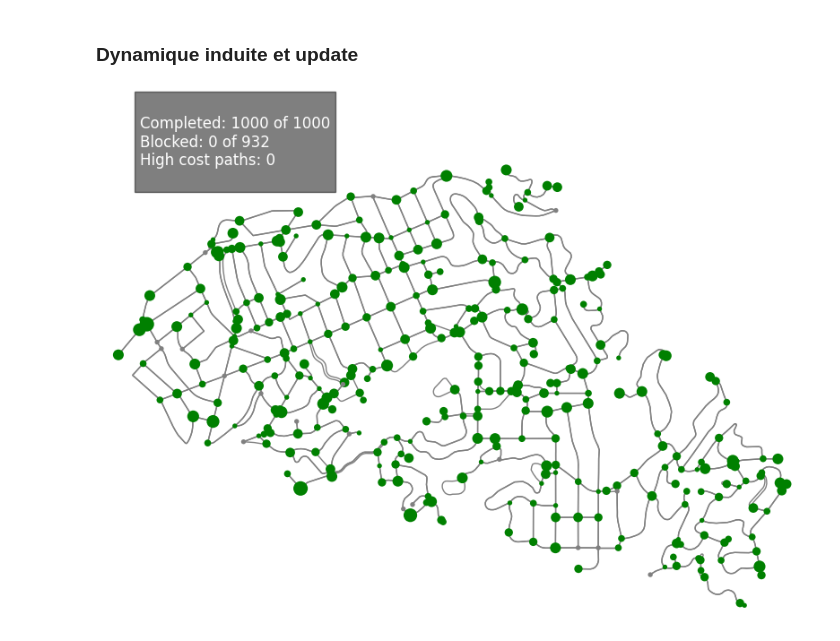
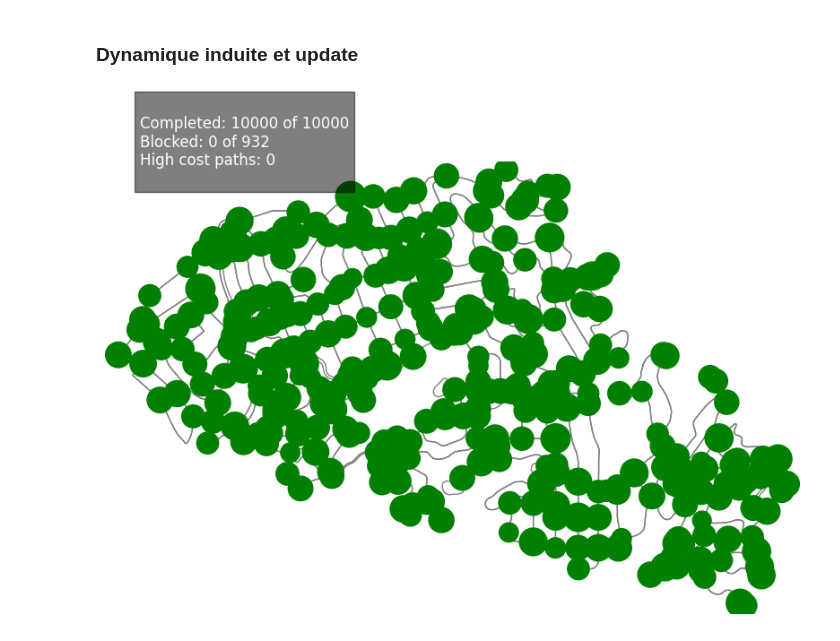
Before and after one commit to lucas-lacampagne/sim, a Jupyter notebook: notebooks/test_car.ipynb, the cells around one changed output. Cells and saved outputs as stored; diff of their text form; code cells hidden in the pictures.

```diff
--- a/notebooks/test_car.ipynb
+++ b/notebooks/test_car.ipynb
@@ -222,22 +222,25 @@ class Car_fleet:
             self.total_cost = []
             to_calculate = self.get_paths_to_calculate(self.paths, self.edges_state)
             for k, car in enumerate(self.fleet):
-                if k in to_calculate:
-                    if interactions and self.cnt>0:
-                        self.handle_interactions(car.old_loc, car.loc, -1, 1, op=operator.lt) # Update old edges
+                if interactions and self.cnt>0:
+                    self.handle_interactions(car.old_loc, car.loc, -1, 1, op=operator.lt) # Update old edges
 
-                    if not car.completed:
+                if not car.completed:
+                    if k in to_calculate:
                         path, cost = self.get_path_and_cost(car.loc, car.arr, weight='weight')
-                        self.edges_state[k] = self.check_edges_along_path(path)
-                        if cost > 10000:
-                            self.info.append((path[0], path[1]))
-                        if interactions:
-                            self.handle_interactions(car.loc, path[1], 1, 10000, op=operator.ge) # Update new edges
                     else:
-                        path, cost = [car.loc, car.loc], 0
+                        path, cost = self.paths[k], nx.path_weight(self.graph, self.paths[k], 'weight')
 
-                    self.paths[k] = path
-                    self.total_cost.append(cost)
+                    self.edges_state[k] = self.check_edges_along_path(path)
+                    if cost > 10000:
+                        self.info.append((path[0], path[1]))
+                    if interactions:
+                        self.handle_interactions(car.loc, path[1], 1, 10000, op=operator.ge) # Update new edges
+                else:
+                    path, cost = [car.loc, car.loc], 0
+
+                self.paths[k] = path
+                self.total_cost.append(cost)
 
             length = max(map(len, self.paths))
             paths_array = np.array([xi + [xi[-1]] * (length - len(xi)) for xi in self.paths], dtype=object)
@@ -269,31 +272,31 @@ class Car_fleet:
 # %% [markdown]
 ### Dynamique induite et update
 # %%
-demand=Car_fleet(G4.copy(), size=2*1000, replace=True)
+demand=Car_fleet(G4.copy(), size=2*10000, replace=True)
 frames=90
 logging.info(f'__________________________________________________________________')
 
 def update(frame):
     ax.clear()
     pbar.update(1)
     if frame > 0:
         demand.update_fleet(interactions=True)
 
     demand.display(ax=ax, edge_list=True)
     string=f'''
 Completed: {sum(demand.get_completed())} of {demand.num_cars}
 Blocked: {sum(demand.get_edge_blocked().values())} of {demand.graph.number_of_edges()}
 High cost paths: {len(demand.info)}
 '''
     ax.text(0.05, 0.95, string,
             transform=ax.transAxes, fontsize=12, color='white',
             bbox=dict(facecolor='black', alpha=0.5))
     return ax,
 
 with tqdm(total=frames) as pbar:
     fig, ax = plt.subplots(figsize=(10, 8))
     ani = FuncAnimation(fig, update, frames=frames, interval=150, repeat=False)
     ani.save("ani.gif", writer='pillow')
     plt.show()
 # %% [output]
-[figure, old version]
+[figure, new version]
```
